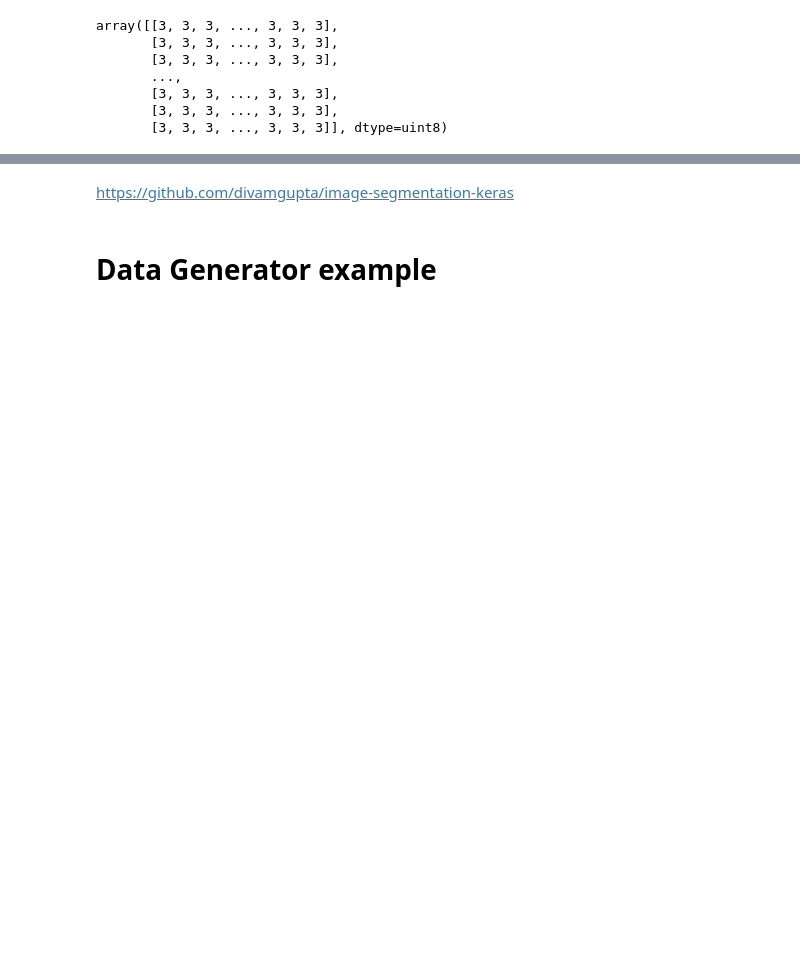
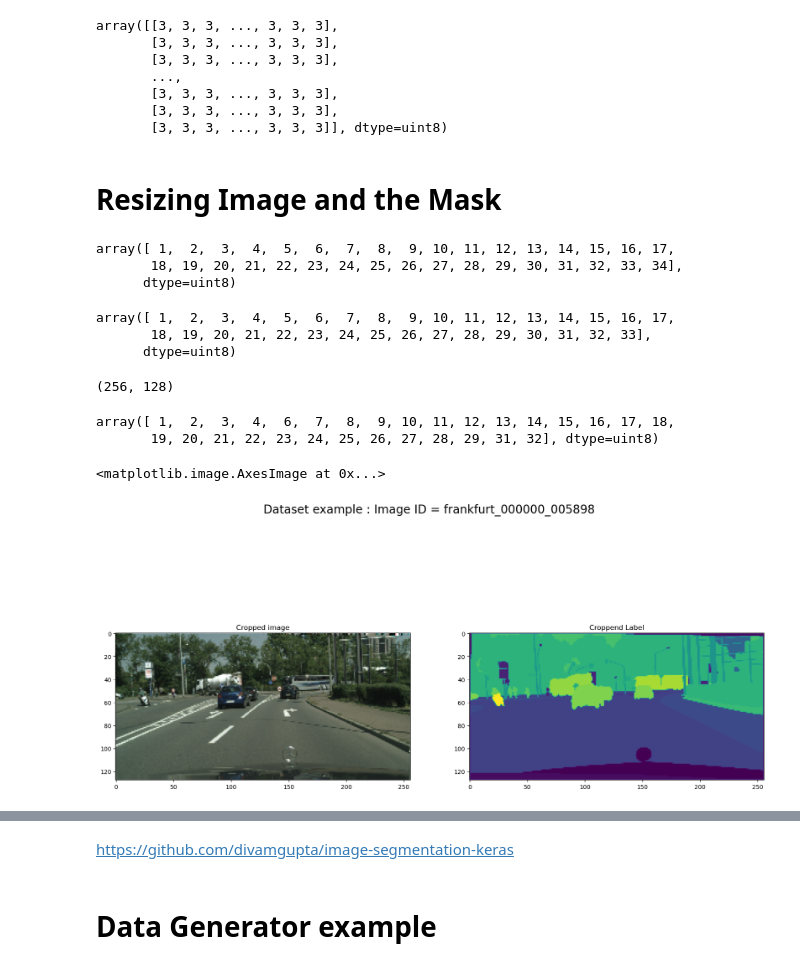
Before and after one commit to mbartcus/OC-projects, a Jupyter notebook: oc_8/Bartcus_Marius_1_notebook_102022.ipynb, the cells around one changed output, grey strips where cells are left out. Cells and saved outputs as stored; diff of their text form; code cells hidden in the pictures; blank space fills up the shorter version.

```diff
--- a/oc_8/Bartcus_Marius_1_notebook_102022.ipynb
+++ b/oc_8/Bartcus_Marius_1_notebook_102022.ipynb
@@ -330,3 +414,5 @@ array([[3, 3, 3, ..., 3, 3, 3],
        [3, 3, 3, ..., 3, 3, 3],
        [3, 3, 3, ..., 3, 3, 3],
        [3, 3, 3, ..., 3, 3, 3]], dtype=uint8)
+# %% [markdown]
+# Resizing Image and the Mask
@@ -332,0 +423,6 @@ array([[3, 3, 3, ..., 3, 3, 3],
+# %%
+np.unique(ids_img)
+# %% [output]
+array([ 1,  2,  3,  4,  5,  6,  7,  8,  9, 10, 11, 12, 13, 14, 15, 16, 17,
+       18, 19, 20, 21, 22, 23, 24, 25, 26, 27, 28, 29, 30, 31, 32, 33, 34],
+      dtype=uint8)
@@ -333 +437,37 @@ array([[3, 3, 3, ..., 3, 3, 3],
+# %%
+np.unique(ids_img)
+# %% [output]
+array([ 1,  2,  3,  4,  5,  6,  7,  8,  9, 10, 11, 12, 13, 14, 15, 16, 17,
+       18, 19, 20, 21, 22, 23, 24, 25, 26, 27, 28, 29, 30, 31, 32, 33],
+      dtype=uint8)
+# %%
+ids_img.shape
+# %% [output]
+(256, 128)
+# %%
+import cv2
+X = np.array(cv2.resize(cv2.cvtColor(cv2.imread(str(val_input_img_paths[rand_idx])), cv2.COLOR_BGR2RGB), (256, 128)))
+y = np.array(cv2.resize(cv2.imread(str(val_label_ids_img_paths[rand_idx]),0), (256, 128)))
+# %%
+np.unique(y)
+# %% [output]
+array([ 1,  2,  3,  4,  6,  7,  8,  9, 10, 11, 12, 13, 14, 15, 16, 17, 18,
+       19, 20, 21, 22, 23, 24, 25, 26, 27, 28, 29, 31, 32], dtype=uint8)
+# %%
+# plot images
+fig, ax = plt.subplots(
+    nrows=1,
+    ncols=2,
+    figsize=(20, 10),
+)
+fig.suptitle(f"Dataset example : Image ID = {image_id}", fontsize=20)
+
+ax[0].title.set_text("Cropped image")
+ax[0].imshow(X)
+
+ax[1].title.set_text("Croppend Label")
+ax[1].imshow(y)
+# %% [output]
+<matplotlib.image.AxesImage at 0x...>
+[figure, added]
 # %% [markdown]
```
Also changed, not shown: parts of 38 cells of this notebook, 6 other files.
